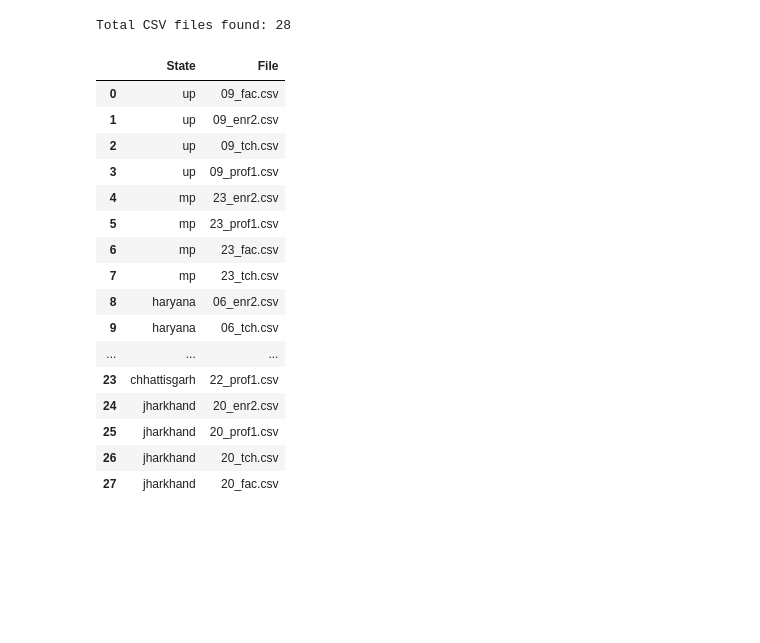
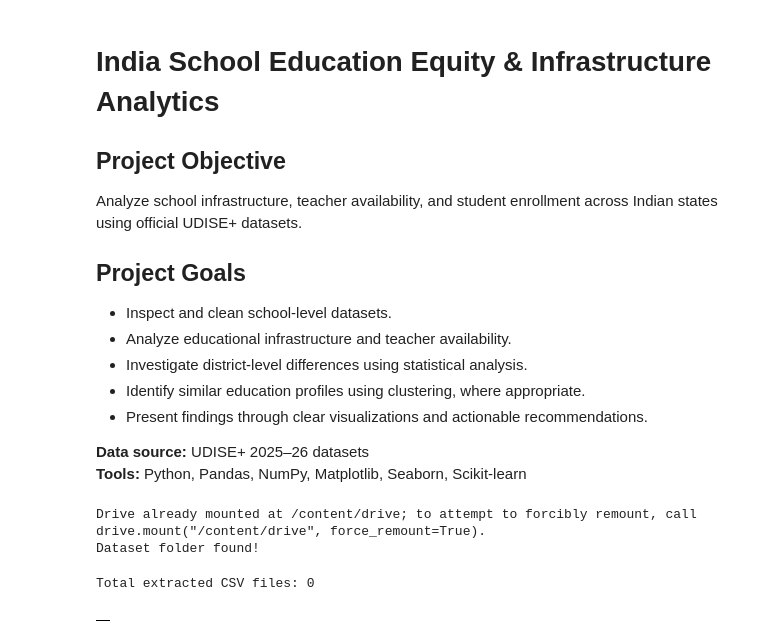
Before and after one commit to mukulyadav0118/india-school-education-analytics, a Jupyter notebook: 01_data_inspection.ipynb, the cells around one changed output. Cells and saved outputs as stored; diff of their text form; code cells hidden in the pictures; blank space fills up the shorter version.

```diff
--- a/01_data_inspection.ipynb
+++ b/01_data_inspection.ipynb
@@ -110,45 +3,57 @@ State folders: ['bihar', 'chhattisgarh', 'haryana', 'jharkhand', 'mp', 'rajastha
+# %% [markdown]
+# India School Education Equity & Infrastructure Analytics
+
+## Project Objective
+Analyze school infrastructure, teacher availability, and student enrollment across Indian states using official UDISE+ datasets.
+
+## Project Goals
+- Inspect and clean school-level datasets.
+- Analyze educational infrastructure and teacher availability.
+- Investigate district-level differences using statistical analysis.
+- Identify similar education profiles using clustering, where appropriate.
+- Present findings through clear visualizations and actionable recommendations.
+
+**Data source:** UDISE+ 2025–26 datasets
+**Tools:** Python, Pandas, NumPy, Matplotlib, Seaborn, Scikit-learn
+# %%
+import os
+from google.colab import drive
+
+drive.mount('/content/drive')
+
+data_path = "/content/drive/MyDrive/India_School_Education_Data"
+
+if not os.path.exists(data_path):
+    print("Dataset folder not found. Please check your Drive folder path.")
+else:
+    print("Dataset folder found!")
+# %% [output]
+Drive already mounted at /content/drive; to attempt to forcibly remount, call drive.mount("/content/drive", force_remount=True).
+Dataset folder found!
 # %%
 
 csv_files = []
 
-for state in os.listdir(data_path):
+for state in sorted(os.listdir(data_path)):
     extracted_path = os.path.join(data_path, state, "extracted")
 
-    if not os.path.isdir(extracted_path):
-        continue
+    if os.path.isdir(extracted_path):
+        for root, dirs, files in os.walk(extracted_path):
+            for file in files:
+                if file.lower().endswith(".csv"):
+                    csv_files.append({
+                        "State": state,
+                        "File": file,
+                        "Path": os.path.join(root, file)
+                    })
 
-    for root, dirs, files in os.walk(extracted_path):
-        for file in files:
-            if file.lower().endswith(".csv"):
-                csv_files.append({
-                    "State": state,
-                    "File": file,
-                    "Path": os.path.join(root, file)
-                })
+csv_inventory = pd.DataFrame(csv_files)
 
-csv_index = pd.DataFrame(csv_files)
-
-print("Total CSV files found:", len(csv_files))
-display(csv_index[["State", "File"]])
+print("Total extracted CSV files:", len(csv_inventory))
+display(csv_inventory)
 # %% [output]
-Total CSV files found: 28
+Total extracted CSV files: 0
-|  | State | File |
-| 0 | up | 09_fac.csv |
-| 1 | up | 09_enr2.csv |
-| 2 | up | 09_tch.csv |
-| 3 | up | 09_prof1.csv |
-| 4 | mp | 23_enr2.csv |
-| 5 | mp | 23_prof1.csv |
-| 6 | mp | 23_fac.csv |
-| 7 | mp | 23_tch.csv |
-| 8 | haryana | 06_enr2.csv |
-| 9 | haryana | 06_tch.csv |
-| ... | ... | ... |
-| 23 | chhattisgarh | 22_prof1.csv |
-| 24 | jharkhand | 20_enr2.csv |
-| 25 | jharkhand | 20_prof1.csv |
-| 26 | jharkhand | 20_tch.csv |
-| 27 | jharkhand | 20_fac.csv |
+|  |
 # %%
 
 summary = []
```
Also changed, not shown: parts of 27 cells of this notebook.
